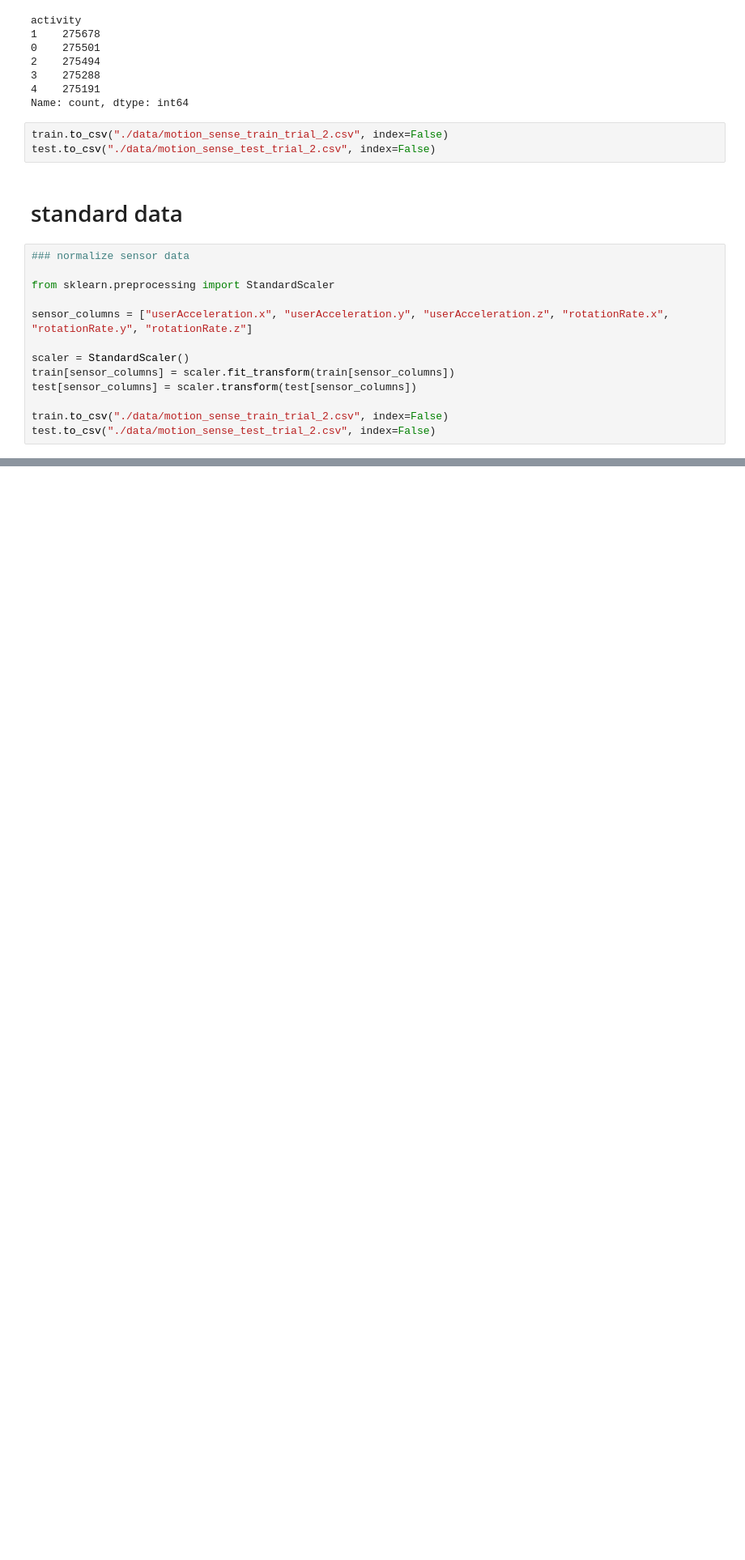
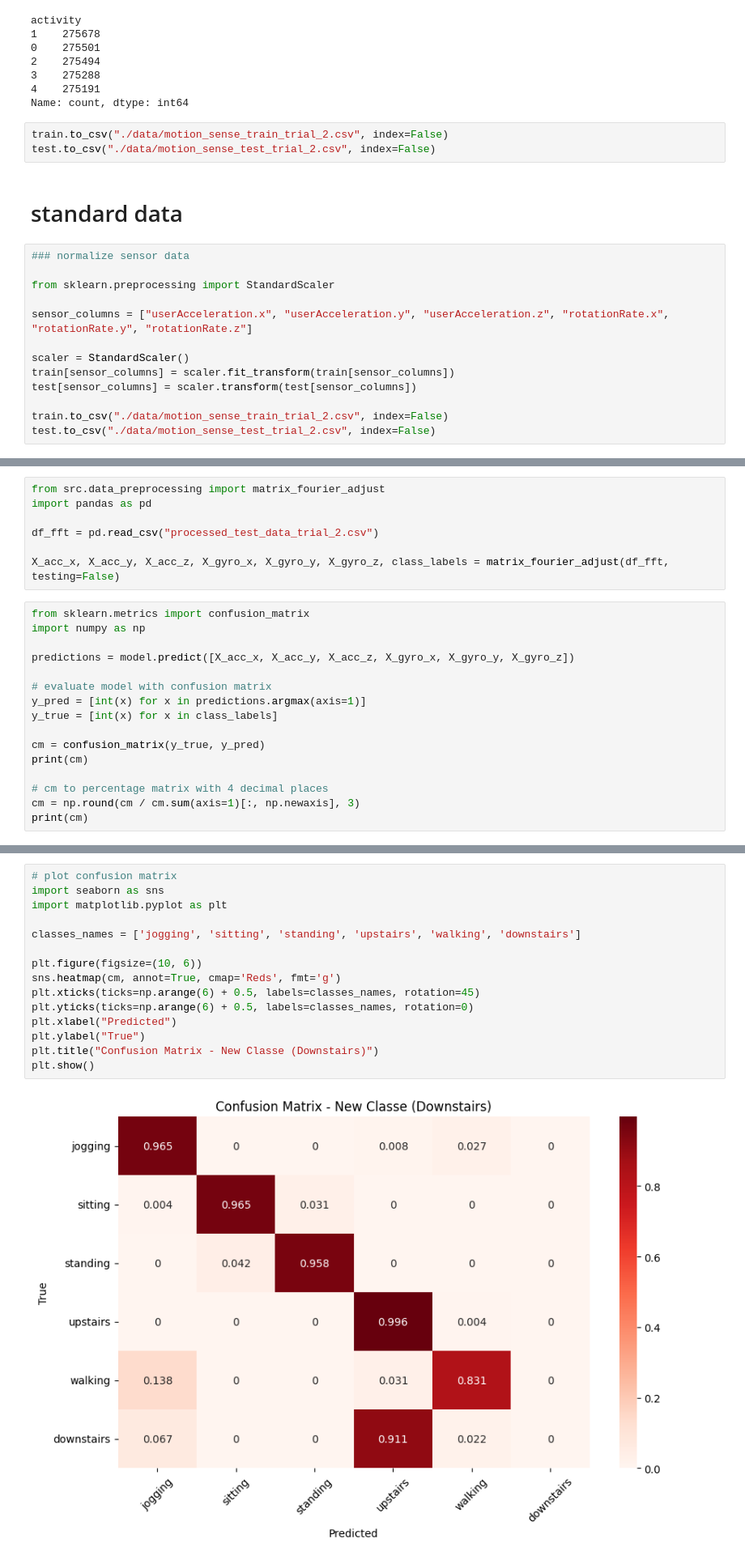
Before and after one commit to PaulaPerazzo/ExAI-project, a Jupyter notebook: trial_2.ipynb, the cells around one changed output, grey strips where cells are left out. Shown: that part at 81% size. Saved outputs shown, nothing was run; the diff lists cells and outputs as text; blank space fills up the shorter version.

```diff
--- a/trial_2.ipynb
+++ b/trial_2.ipynb
@@ -250,0 +371,23 @@ Name: count, dtype: int64
+# %%
+from src.data_preprocessing import matrix_fourier_adjust
+import pandas as pd
+
+df_fft = pd.read_csv("processed_test_data_trial_2.csv")
+
+X_acc_x, X_acc_y, X_acc_z, X_gyro_x, X_gyro_y, X_gyro_z, class_labels = matrix_fourier_adjust(df_fft, testing=False)
+# %%
+from sklearn.metrics import confusion_matrix
+import numpy as np
+
+predictions = model.predict([X_acc_x, X_acc_y, X_acc_z, X_gyro_x, X_gyro_y, X_gyro_z])
+
+# evaluate model with confusion matrix
+y_pred = [int(x) for x in predictions.argmax(axis=1)]
+y_true = [int(x) for x in class_labels]
+
+cm = confusion_matrix(y_true, y_pred)
+print(cm)
+
+# cm to percentage matrix with 4 decimal places
+cm = np.round(cm / cm.sum(axis=1)[:, np.newaxis], 3)
+print(cm)
@@ -250,0 +408,17 @@ Name: count, dtype: int64
+# %%
+# plot confusion matrix
+import seaborn as sns
+import matplotlib.pyplot as plt
+
+classes_names = ['jogging', 'sitting', 'standing', 'upstairs', 'walking', 'downstairs']
+
+plt.figure(figsize=(10, 6))
+sns.heatmap(cm, annot=True, cmap='Reds', fmt='g')
+plt.xticks(ticks=np.arange(6) + 0.5, labels=classes_names, rotation=45)
+plt.yticks(ticks=np.arange(6) + 0.5, labels=classes_names, rotation=0)
+plt.xlabel("Predicted")
+plt.ylabel("True")
+plt.title("Confusion Matrix - New Classe (Downstairs)")
+plt.show()
+# %% [output]
+[figure, added]
```
Also changed, not shown: parts of 33 cells of this notebook, 7 other files.
